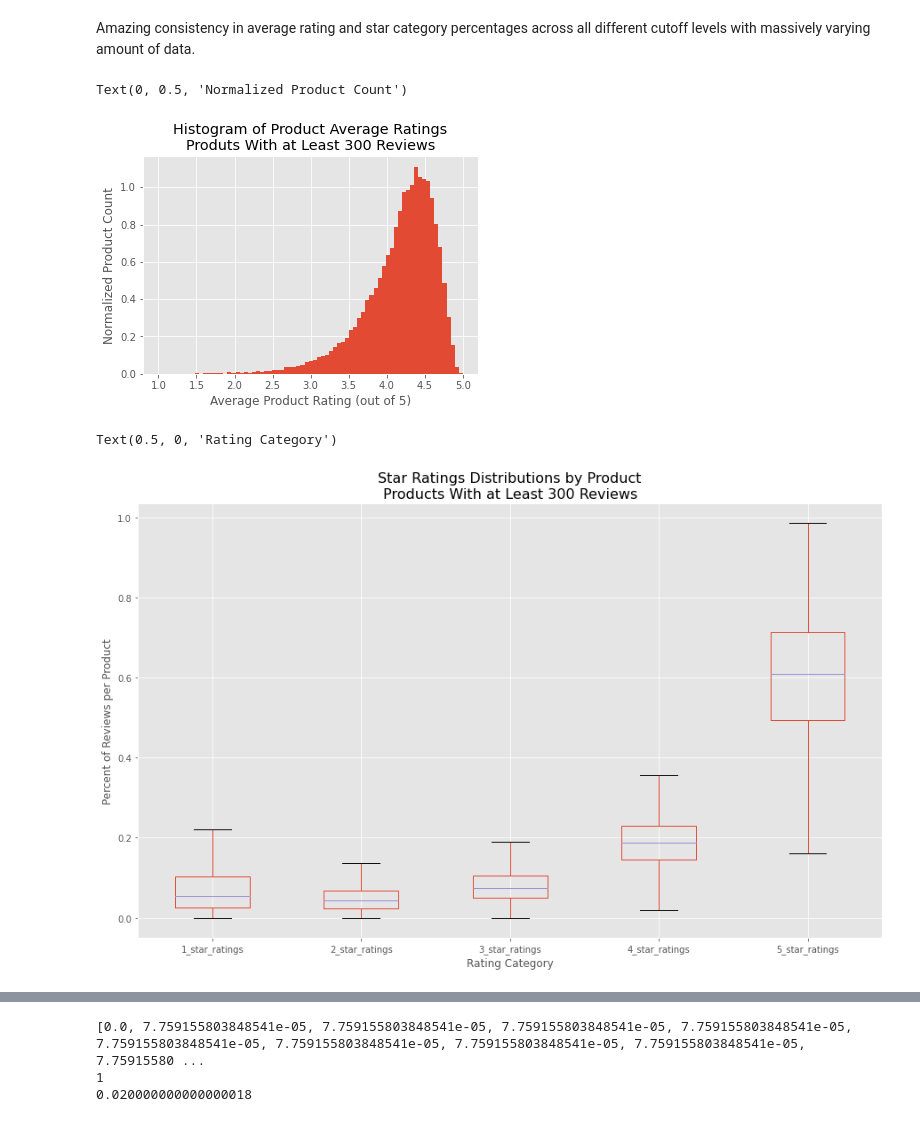
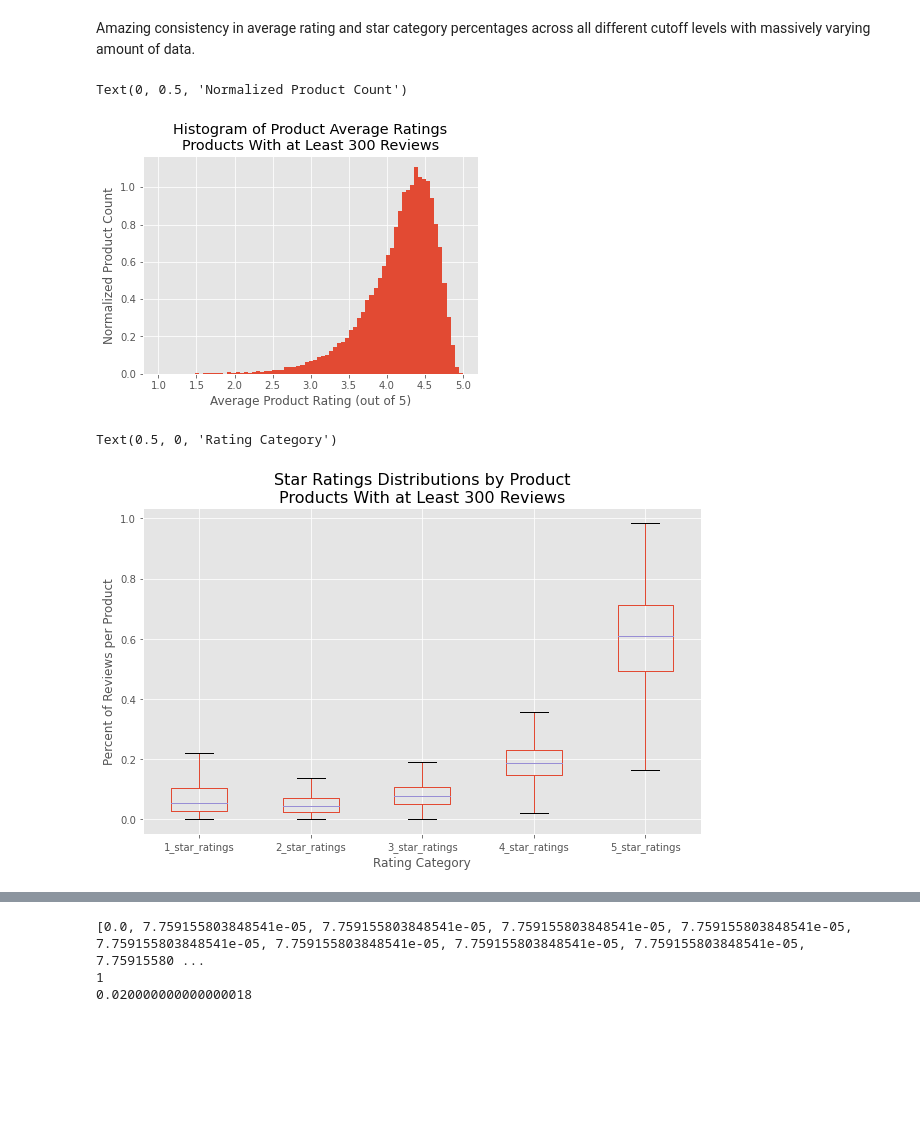
Before and after one commit to RyanBur/Python_Project, a Jupyter notebook: amazon_data_analysis.ipynb, the cells around one changed output, grey strips where cells are left out. Cells and saved outputs as stored; diff of their text form; code cells hidden in the pictures; blank space fills up the shorter version.

```diff
--- a/amazon_data_analysis.ipynb
+++ b/amazon_data_analysis.ipynb
@@ -217,21 +217,21 @@ amazon50_df.describe()
 Amazing consistency in average rating and star category percentages across all different cutoff levels with massively varying amount of data.
 # %%
 plt.hist(amazon300_df['average_rating'], bins=75, range=(1,5), density=True)
-plt.title('Histogram of Product Average Ratings\nProduts With at Least 300 Reviews')
+plt.title('Histogram of Product Average Ratings\nProducts With at Least 300 Reviews')
 plt.xlabel('Average Product Rating (out of 5)')
 plt.ylabel('Normalized Product Count')
 # %% [output]
 Text(0, 0.5, 'Normalized Product Count')
-[figure, old version]
+[figure, new version]
 # %%
 amazon300_df.boxplot(column=['1_star_ratings', '2_star_ratings', '3_star_ratings', '4_star_ratings', '5_star_ratings'], \
-                    figsize=(15,9), showfliers=False)
+                    figsize=(10,6), showfliers=False)
 plt.title('Star Ratings Distributions by Product\nProducts With at Least 300 Reviews', fontsize=16)
 plt.ylabel('Percent of Reviews per Product')
 plt.xlabel('Rating Category')
 # %% [output]
 Text(0.5, 0, 'Rating Category')
-[figure, old version]
+[figure, new version]
 # %%
 from scipy import stats
 # %%
```
Also changed, not shown: parts of 4 cells of this notebook, 4 other files.
